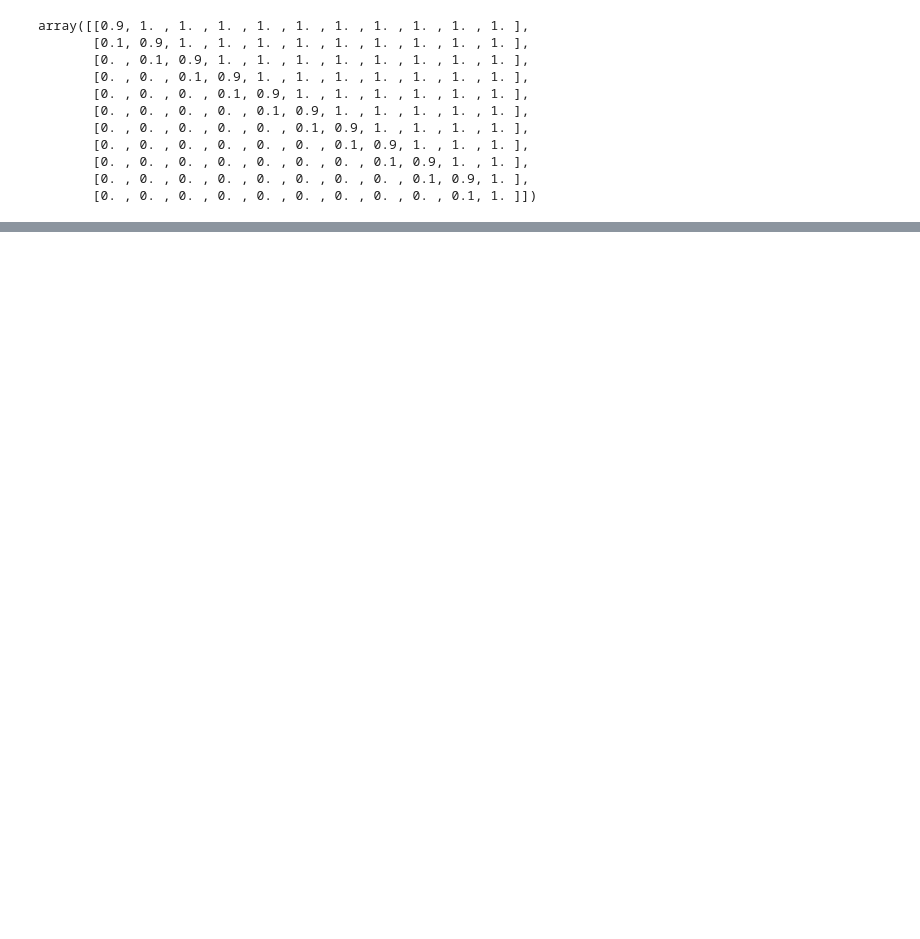
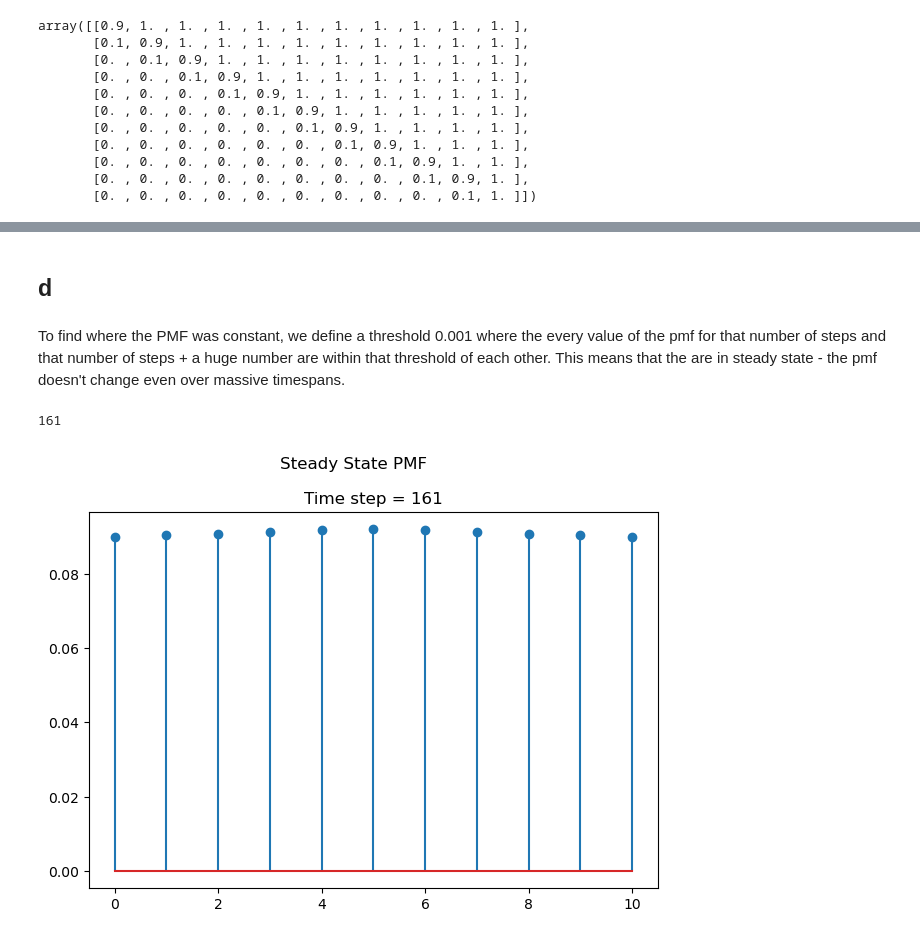
Before and after one commit to Sorin-Jayaweera/dsp_hw7, a Jupyter notebook: hw7.ipynb, the cells around one changed output, grey strips where cells are left out. Drawn from its saved outputs; the diff is of its cells as text; code cells hidden in the pictures; blank space fills up the shorter version.

```diff
--- a/hw7.ipynb
+++ b/hw7.ipynb
@@ -80,0 +151,35 @@ Text(0.5, 0.98, '10 Random walks')
+# %% [markdown]
+## d
+# %% [markdown]
+To find where the PMF was constant, we define a threshold 0.001 where the every value of the pmf for that number of steps and that number of steps + a huge number are within that threshold of each other. This means that the are in steady state - the pmf doesn't change even over massive timespans.
+# %%
+gooddiff = False
+
+stepsaway = 1000
+threshold = 0.001
+minval = 1
+while(not gooddiff):
+
+    pow1 = matrixpower(statetransitions,minval)
+    pow2 = matrixpower(statetransitions,minval+stepsaway)
+    diff = np.abs(pow1[5,:]-pow2[5,:])
+    # print(diff)
+    if(np.all(diff<= threshold)):
+        gooddiff = True
+        print(minval)
+    else:
+        minval = minval + 1
+
+fig, ax = plt.subplots()
+
+ax.stem(pow1[5,:])
+
+ax.set_title("Time step = " + str(minval))
+fig.suptitle("Steady State PMF")
+
+# ax.set_ylim(0,1)
+
+fig.tight_layout()
+# %% [output]
+161
+[figure, added]
```
Also changed, not shown: parts of 24 cells of this notebook.
